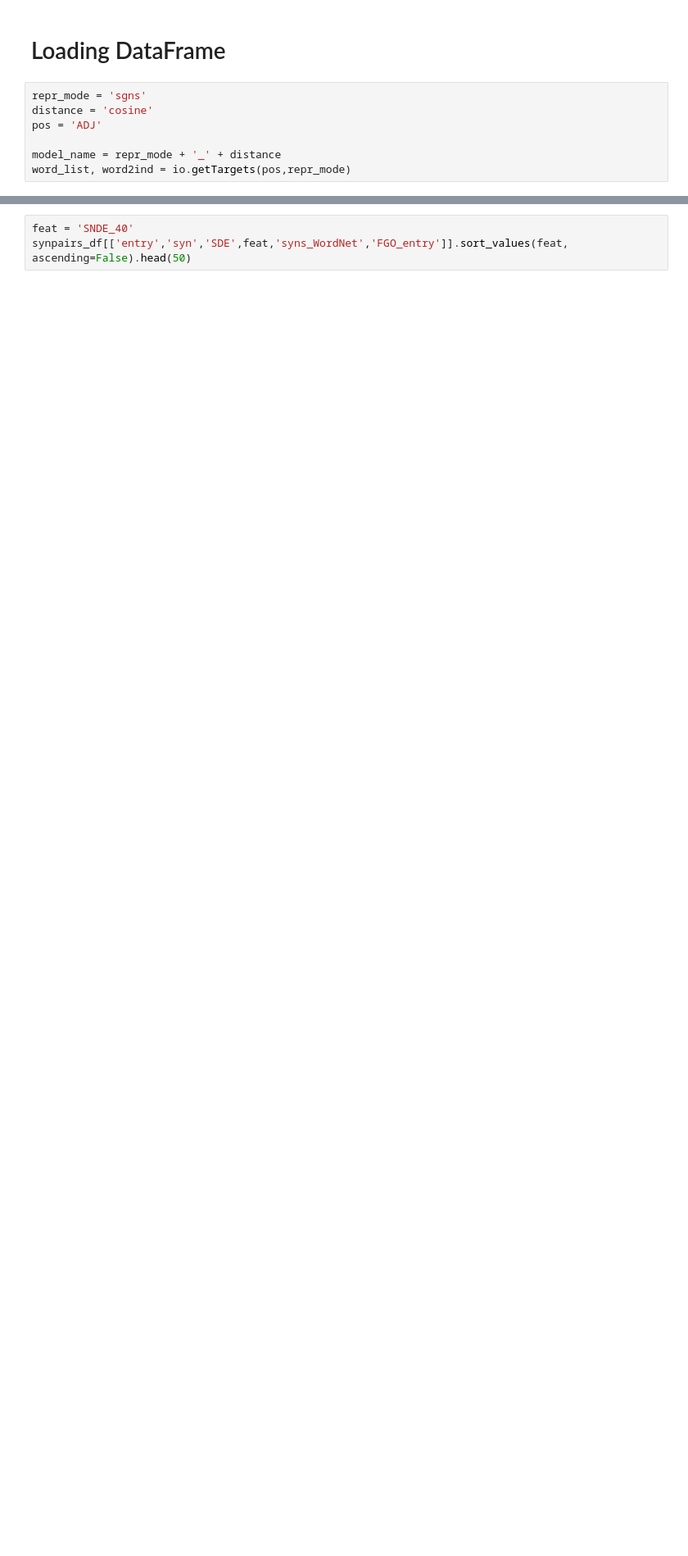
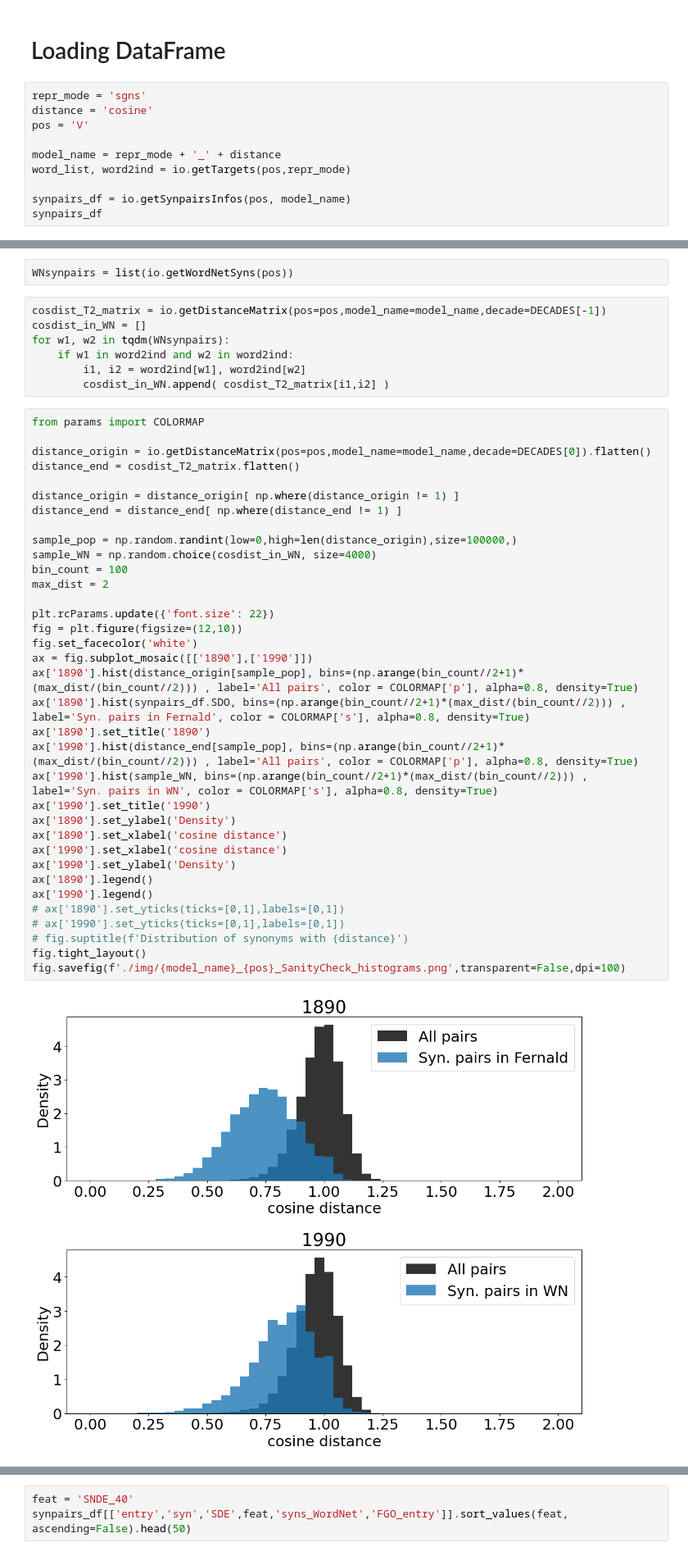
Before and after one commit to blietard/synonyms-semchange, a Jupyter notebook: analysing_synpairs.ipynb, the cells around one changed output, grey strips where cells are left out. Shown at 82% size. Saved outputs shown, nothing was run; the diff lists cells and outputs as text; blank space fills up the shorter version.

```diff
--- a/analysing_synpairs.ipynb
+++ b/analysing_synpairs.ipynb
@@ -20,7 +23,10 @@ from sklearn.model_selection import GridSearchCV
 # %%
 repr_mode = 'sgns'
 distance = 'cosine'
-pos = 'ADJ'
+pos = 'V'
 
 model_name = repr_mode + '_' + distance
 word_list, word2ind = io.getTargets(pos,repr_mode)
+
+synpairs_df = io.getSynpairsInfos(pos, model_name)
+synpairs_df
@@ -44,0 +63,46 @@ synpairs_df
+# %%
+WNsynpairs = list(io.getWordNetSyns(pos))
+# %%
+cosdist_T2_matrix = io.getDistanceMatrix(pos=pos,model_name=model_name,decade=DECADES[-1])
+cosdist_in_WN = []
+for w1, w2 in tqdm(WNsynpairs):
+    if w1 in word2ind and w2 in word2ind:
+        i1, i2 = word2ind[w1], word2ind[w2]
+        cosdist_in_WN.append( cosdist_T2_matrix[i1,i2] )
+# %%
+from params import COLORMAP
+
+distance_origin = io.getDistanceMatrix(pos=pos,model_name=model_name,decade=DECADES[0]).flatten()
+distance_end = cosdist_T2_matrix.flatten()
+
+distance_origin = distance_origin[ np.where(distance_origin != 1) ]
+distance_end = distance_end[ np.where(distance_end != 1) ]
+
+sample_pop = np.random.randint(low=0,high=len(distance_origin),size=100000,)
+sample_WN = np.random.choice(cosdist_in_WN, size=4000)
+bin_count = 100
+max_dist = 2
+
+plt.rcParams.update({'font.size': 22})
+fig = plt.figure(figsize=(12,10))
+fig.set_facecolor('white')
+ax = fig.subplot_mosaic([['1890'],['1990']])
+ax['1890'].hist(distance_origin[sample_pop], bins=(np.arange(bin_count//2+1)*(max_dist/(bin_count//2))) , label='All pairs', color = COLORMAP['p'], alpha=0.8, density=True)
+ax['1890'].hist(synpairs_df.SDO, bins=(np.arange(bin_count//2+1)*(max_dist/(bin_count//2))) , label='Syn. pairs in Fernald', color = COLORMAP['s'], alpha=0.8, density=True)
+ax['1890'].set_title('1890')
+ax['1990'].hist(distance_end[sample_pop], bins=(np.arange(bin_count//2+1)*(max_dist/(bin_count//2))) , label='All pairs', color = COLORMAP['p'], alpha=0.8, density=True)
+ax['1990'].hist(sample_WN, bins=(np.arange(bin_count//2+1)*(max_dist/(bin_count//2))) , label='Syn. pairs in WN', color = COLORMAP['s'], alpha=0.8, density=True)
+ax['1990'].set_title('1990')
+ax['1890'].set_ylabel('Density')
+ax['1890'].set_xlabel('cosine distance')
+ax['1990'].set_xlabel('cosine distance')
+ax['1990'].set_ylabel('Density')
+ax['1890'].legend()
+ax['1990'].legend()
+# ax['1890'].set_yticks(ticks=[0,1],labels=[0,1])
+# ax['1990'].set_yticks(ticks=[0,1],labels=[0,1])
+# fig.suptitle(f'Distribution of synonyms with {distance}')
+fig.tight_layout()
+fig.savefig(f'./img/{model_name}_{pos}_SanityCheck_histograms.png',transparent=False,dpi=100)
+# %% [output]
+[figure, added]
```
Also changed, not shown: parts of 33 cells of this notebook, 26 other files.
